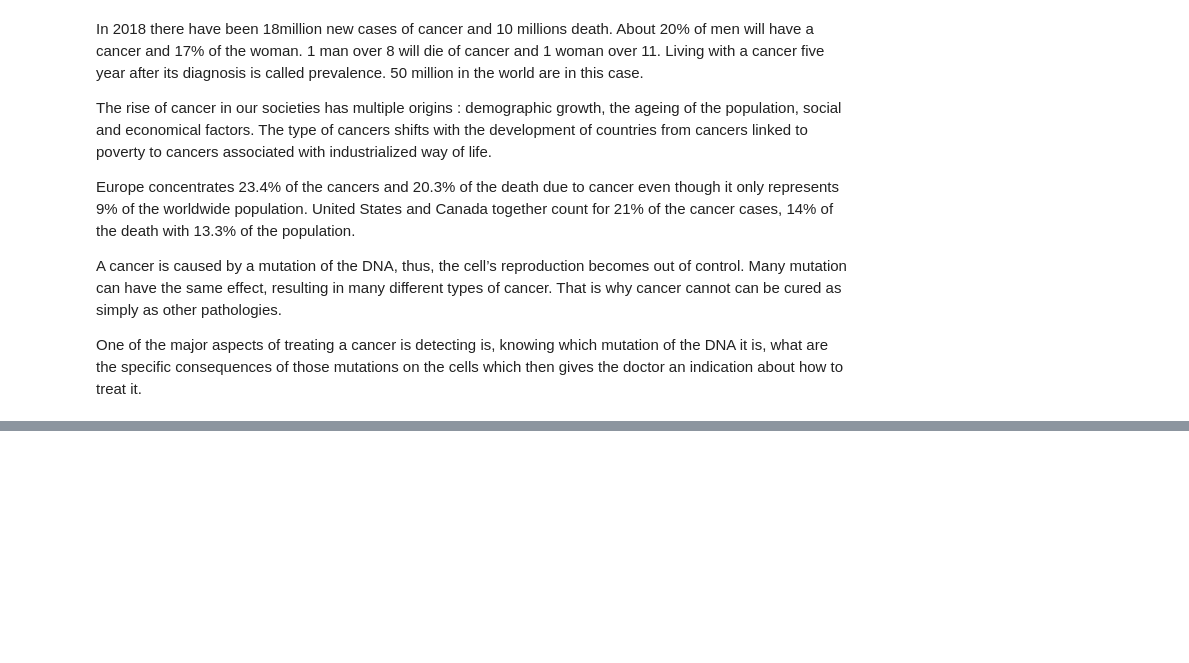
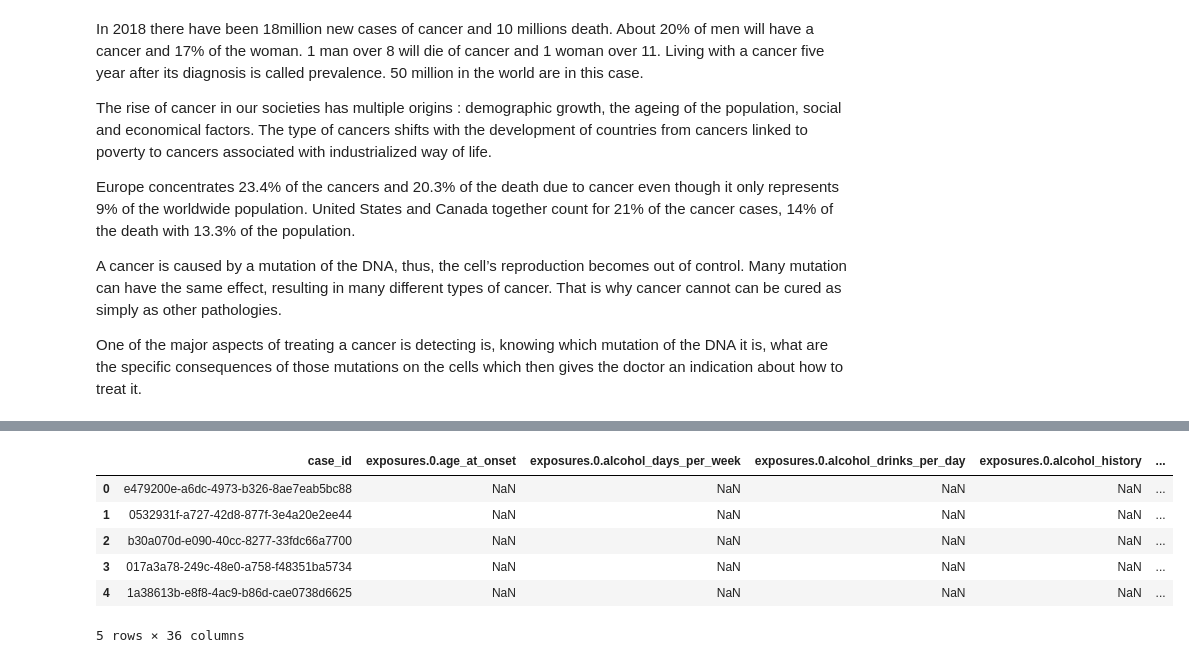
Before and after one commit to louis-oscarmorel/Cancer, a Jupyter notebook: Starting_kit.ipynb, the cells around one changed output, grey strips where cells are left out. Saved outputs shown, nothing was run; the diff lists cells and outputs as text; code cells hidden in the pictures; blank space fills up the shorter version.

```diff
--- a/Starting_kit.ipynb
+++ b/Starting_kit.ipynb
@@ -34,0 +38,10 @@ df.tail()
+# %%
+df_case.head()
+# %% [output]
+|  | case_id | exposures.0.age_at_onset | exposures.0.alcohol_days_per_week | exposures.0.alcohol_drinks_per_day | exposures.0.alcohol_history | ... |
+| 0 | e479200e-a6dc-4973-b326-8ae7eab5bc88 | NaN | NaN | NaN | NaN | ... |
+| 1 | 0532931f-a727-42d8-877f-3e4a20e2ee44 | NaN | NaN | NaN | NaN | ... |
+| 2 | b30a070d-e090-40cc-8277-33fdc66a7700 | NaN | NaN | NaN | NaN | ... |
+| 3 | 017a3a78-249c-48e0-a758-f48351ba5734 | NaN | NaN | NaN | NaN | ... |
+| 4 | 1a38613b-e8f8-4ac9-b86d-cae0738d6625 | NaN | NaN | NaN | NaN | ... |
+5 rows × 36 columns
```
Also changed, not shown: parts of 16 cells of this notebook.
